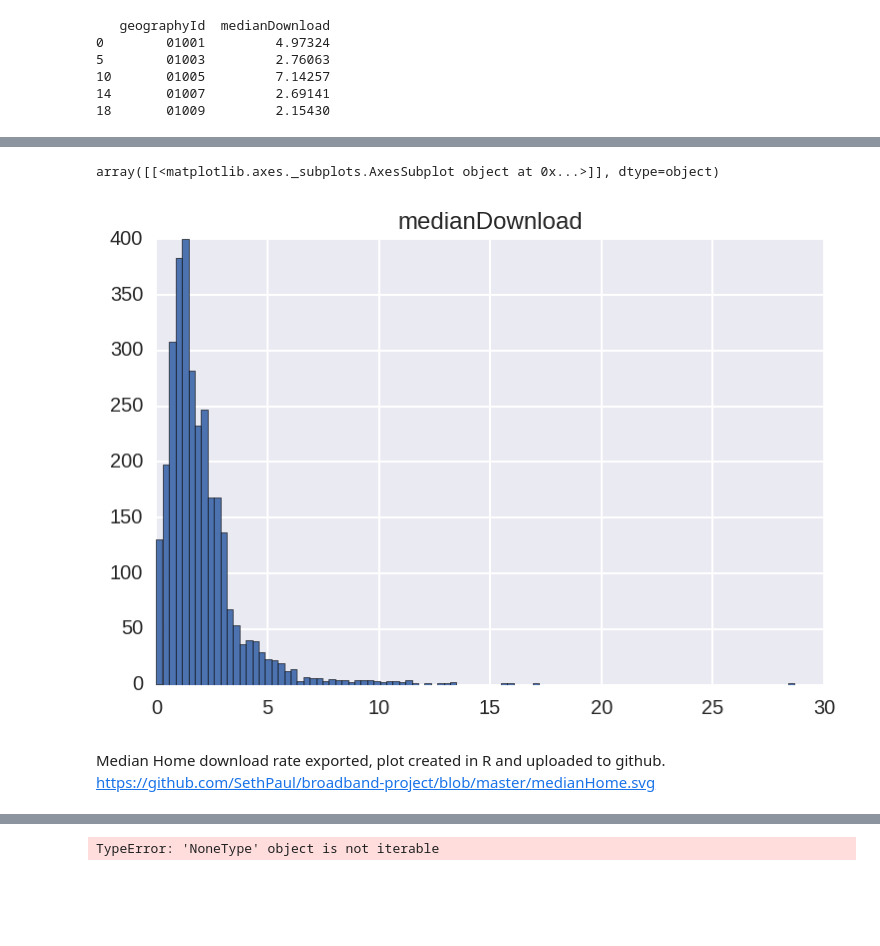
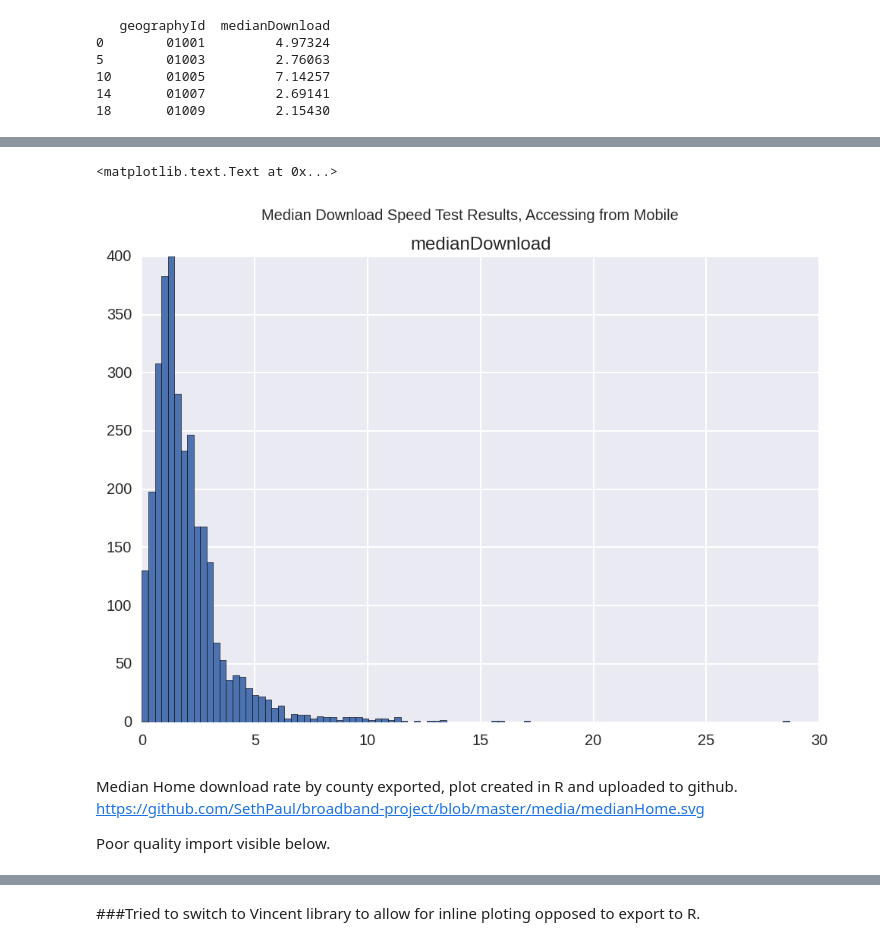
Before and after one commit to SethPaul/broadband-project, a Jupyter notebook: prelim_bb.ipynb, the cells around one changed output, grey strips where cells are left out. Drawn from its saved outputs; the diff is of its cells as text; code cells hidden in the pictures; blank space fills up the shorter version.

```diff
--- a/prelim_bb.ipynb
+++ b/prelim_bb.ipynb
@@ -241,11 +266,14 @@ array([[<matplotlib.axes._subplots.AxesSubplot object at 0x...>]], dtype=object)
 # %%
 speed_testDF[speed_testDF['accessingFrom']=='Mobile'][['geographyId','medianDownload']].hist(bins=100)
+pl.suptitle('Median Download Speed Test Results, Accessing from Mobile')
 # %% [output]
-array([[<matplotlib.axes._subplots.AxesSubplot object at 0x...>]], dtype=object)
+<matplotlib.text.Text at 0x...>
-[figure, old version]
+[figure, new version]
 # %% [markdown]
-Median Home download rate exported, plot created in R and uploaded to github.
-https://github.com/SethPaul/broadband-project/blob/master/medianHome.svg
+Median Home download rate by county exported, plot created in R and uploaded to github.
+https://github.com/SethPaul/broadband-project/blob/master/media/medianHome.svg
+
+Poor quality import visible below.
 # %%
 from IPython.display import SVG, display
 def show_svg():
@@ -253,4 +281,6 @@ def show_svg():
 show_svg()
 # %% [output]
 [drawing not drawn]
+# %% [markdown]
+###Tried to switch to Vincent library to allow for inline ploting opposed to export to R.
 # %%
@@ -260,9 +290,0 @@ import vincent
-# %%
-#'merged' is the Pandas DataFrame
-vis = vincent.Map(width=1000, height=800)
-vis.tabular_data(speed_testDF[speed_testDF['accessingFrom']=='Home'], columns=['geographyId', 'medianDownload'])
-vis.geo_data(projection='albersUsa', scale=1000, bind_data='data.id', counties=county_geo)
-vis + (["#f5f5f5","#000045"], 'scales', 0, 'range')
-vis.to_json(path)
-# %% [output]
-TypeError: 'NoneType' object is not iterable
```
Also changed, not shown: parts of 32 cells of this notebook.
